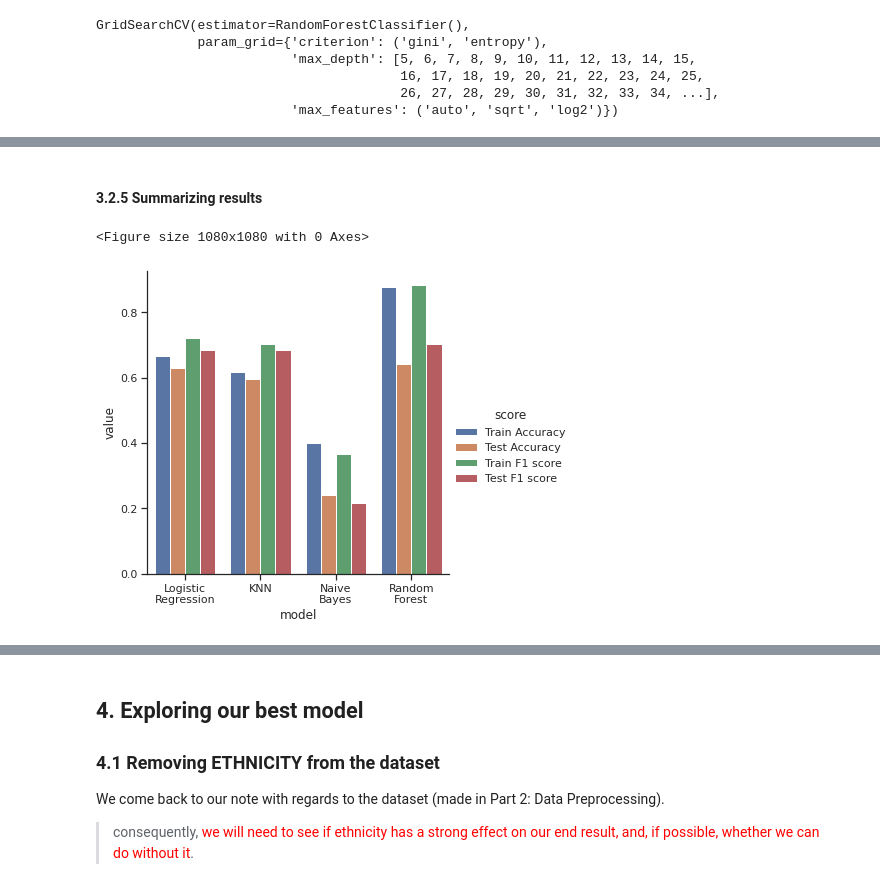
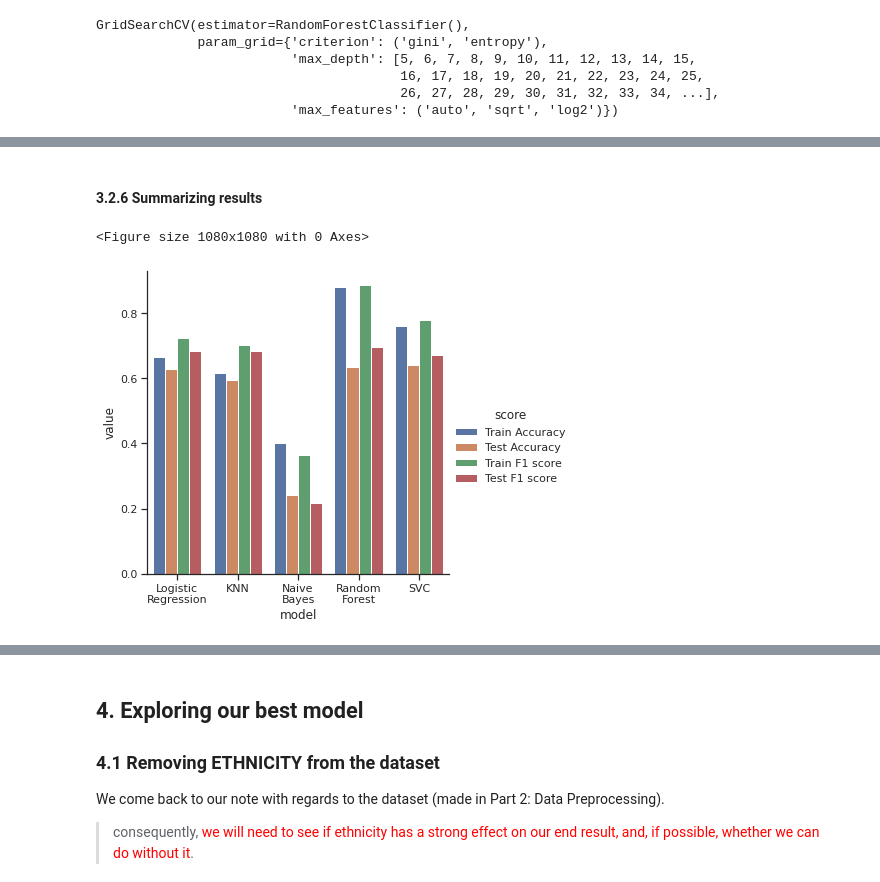
Before and after one commit to LMquentinLR/mimic_rehospitalization_prediction, a Jupyter notebook: AIQDSC27_evaluation_qlr.ipynb, the cells around one changed output, grey strips where cells are left out. Saved outputs shown, nothing was run; the diff lists cells and outputs as text; code cells hidden in the pictures.

```diff
--- a/AIQDSC27_evaluation_qlr.ipynb
+++ b/AIQDSC27_evaluation_qlr.ipynb
@@ -1321,0 +1339,5 @@ F1 score: 0.70
+# %%
+# Model declaration and training
+
+svc_model = SVC()
+svc_model.fit(X_train, y_train_classification)
@@ -1321,0 +1379,12 @@ F1 score: 0.70
+# %%
+# Going further with GridSearch
+
+parameters = {"kernel":("linear", "poly", "rbf"),
+              "decision_function_shape":("ovo", "ovr"),
+              "degree": list(range(3, 20))}
+
+# Model declaration and training
+
+svc_model = SVC()
+svc_grid_search = GridSearchCV(svc_model, parameters)
+svc_grid_search.fit(X_train, y_train_classification)
@@ -1321,0 +1403,10 @@ F1 score: 0.70
+# %%
+# Model prediction
+
+svc_grid_pred_train = svc_grid_search.predict(X_train)
+svc_grid_pred_test = svc_grid_search.predict(X_test)
+
+# Scores
+
+svc_grid_score = classification_score(svc_grid_pred_train, svc_grid_pred_test,
+                                      y_train_classification, y_test_classification)
@@ -1322,24 +1421,25 @@ F1 score: 0.70
 # %% [markdown]
-#### 3.2.5 Summarizing results
+#### 3.2.6 Summarizing results
 # %%
 # We plot the results obtained from our best models across all 4 methods
 
 results = {"Logistic\nRegression":lr_grid_score,
            "KNN":knn_grid_score,
            "Naive\nBayes":nb_score,
-           "Random\nForest":rf_grid_score}
+           "Random\nForest":rf_grid_score,
+            "SVC":svc_grid_score}
 
 results = pd.DataFrame.from_dict(results).melt()
 
 scores = cycle(["Train Accuracy","Test Accuracy","Train F1 score","Test F1 score"])
 results['score'] = [next(scores) for _ in range(len(results))]
 results.rename(columns = {'variable':'model'}, inplace=True)
 
 plt.figure(figsize=(15,15))
 plot = sns.catplot(x="model", y="value", hue="score", kind="bar", data=results)
 # %% [output]
 <Figure size 1080x1080 with 0 Axes>
-[figure, old version]
+[figure, new version]
 # %% [markdown]
 <span style="color:green">Based on the results above, we find that the two best models are **logistic regression** and **random forest**. However, since that their F1 scores are very similar, we use the accuracy score to discriminate between the two models.</span>
 
```
Also changed, not shown: parts of 43 cells of this notebook, 1 other file.
